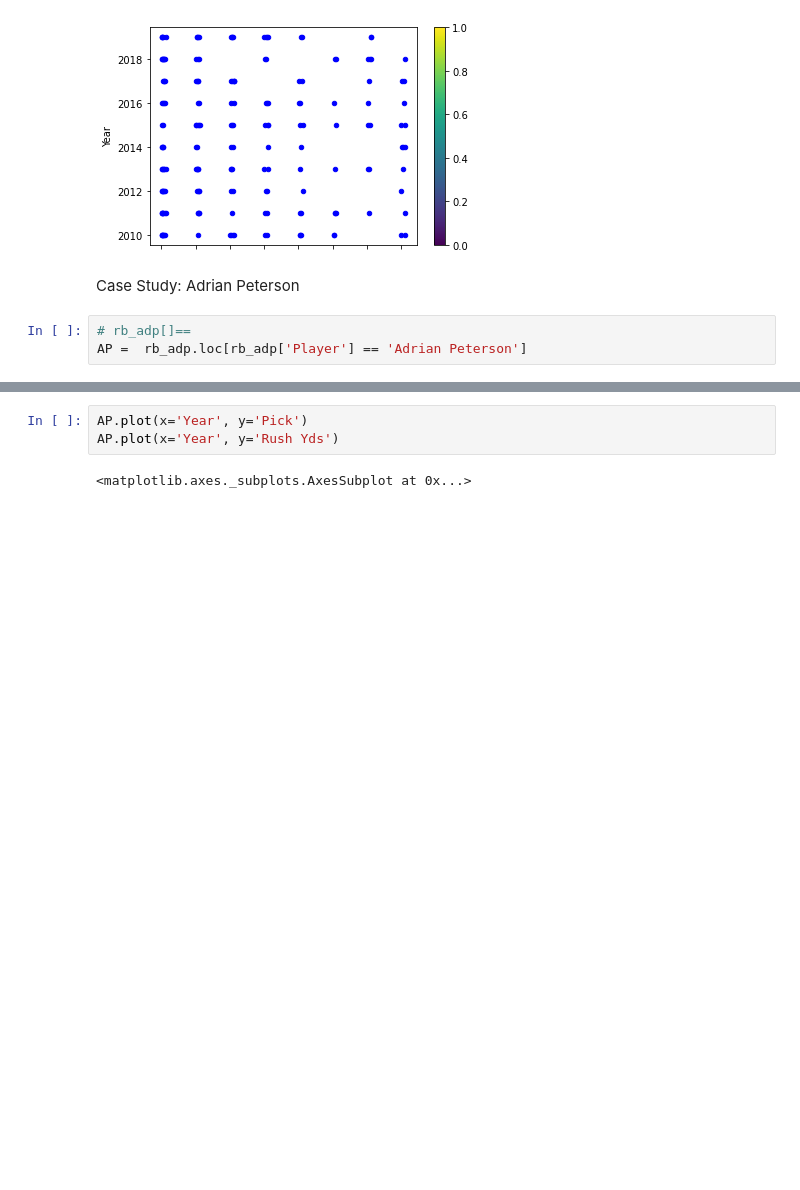
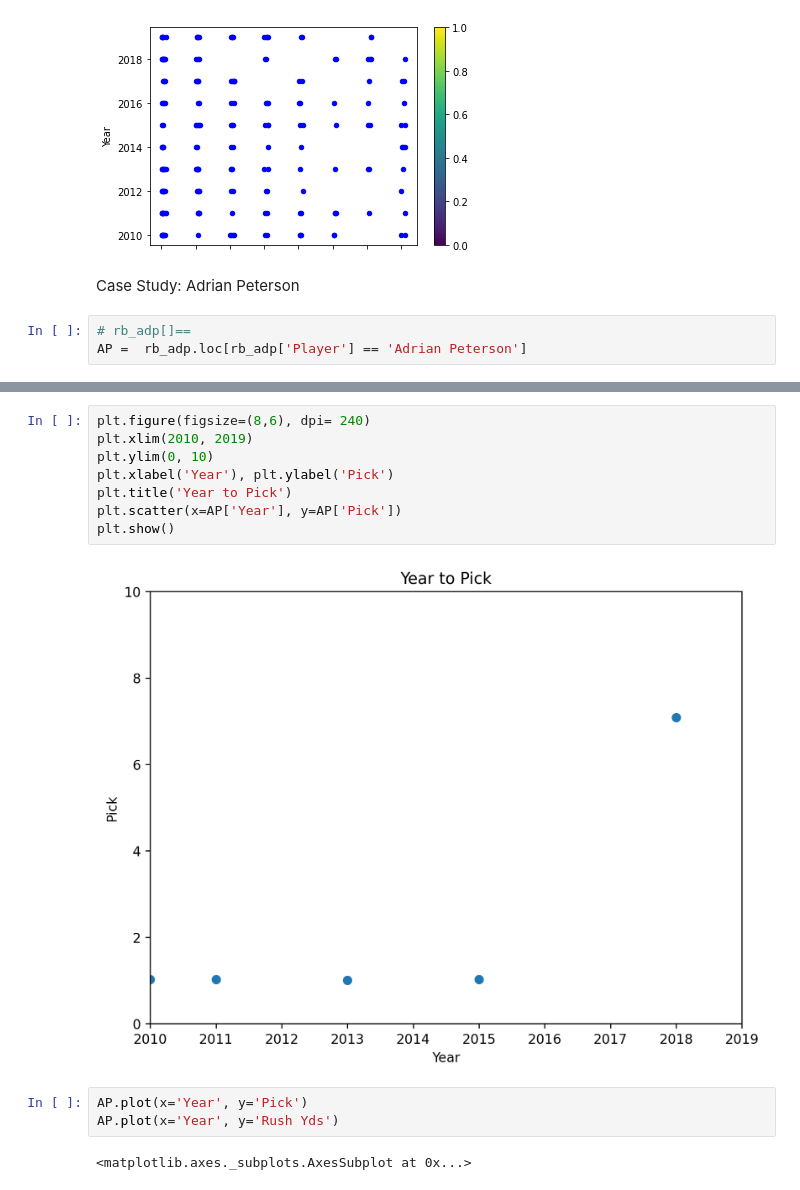
Before and after one commit to rich1123/DataEngineering.Labs.AirflowProject, a Jupyter notebook: football.ipynb, the cells around one changed output, grey strips where cells are left out. Cells and saved outputs as stored; diff of their text form; blank space fills up the shorter version.

```diff
--- a/football.ipynb
+++ b/football.ipynb
@@ -319,6 +323,16 @@ AP
 | 22 | Adrian Peterson | 2013 | MIN | 14 | 14 | 279 | 1266 | 4.54 | 10 | 90.4 | ... |
 | 23 | Adrian Peterson | 2015 | MIN | 16 | 16 | 327 | 1485 | 4.54 | 11 | 92.8 | ... |
 | 24 | Adrian Peterson | 2018 | WAS | 16 | 16 | 251 | 1042 | 4.15 | 7 | 65.1 | ... |
+# %%
+plt.figure(figsize=(8,6), dpi= 240)
+plt.xlim(2010, 2019)
+plt.ylim(0, 10)
+plt.xlabel('Year'), plt.ylabel('Pick')
+plt.title('Year to Pick')
+plt.scatter(x=AP['Year'], y=AP['Pick'])
+plt.show()
+# %% [output]
+[figure, added]
 # %%
 AP.plot(x='Year', y='Pick')
 AP.plot(x='Year', y='Rush Yds')
```
Also changed, not shown: parts of 2 cells of this notebook.
